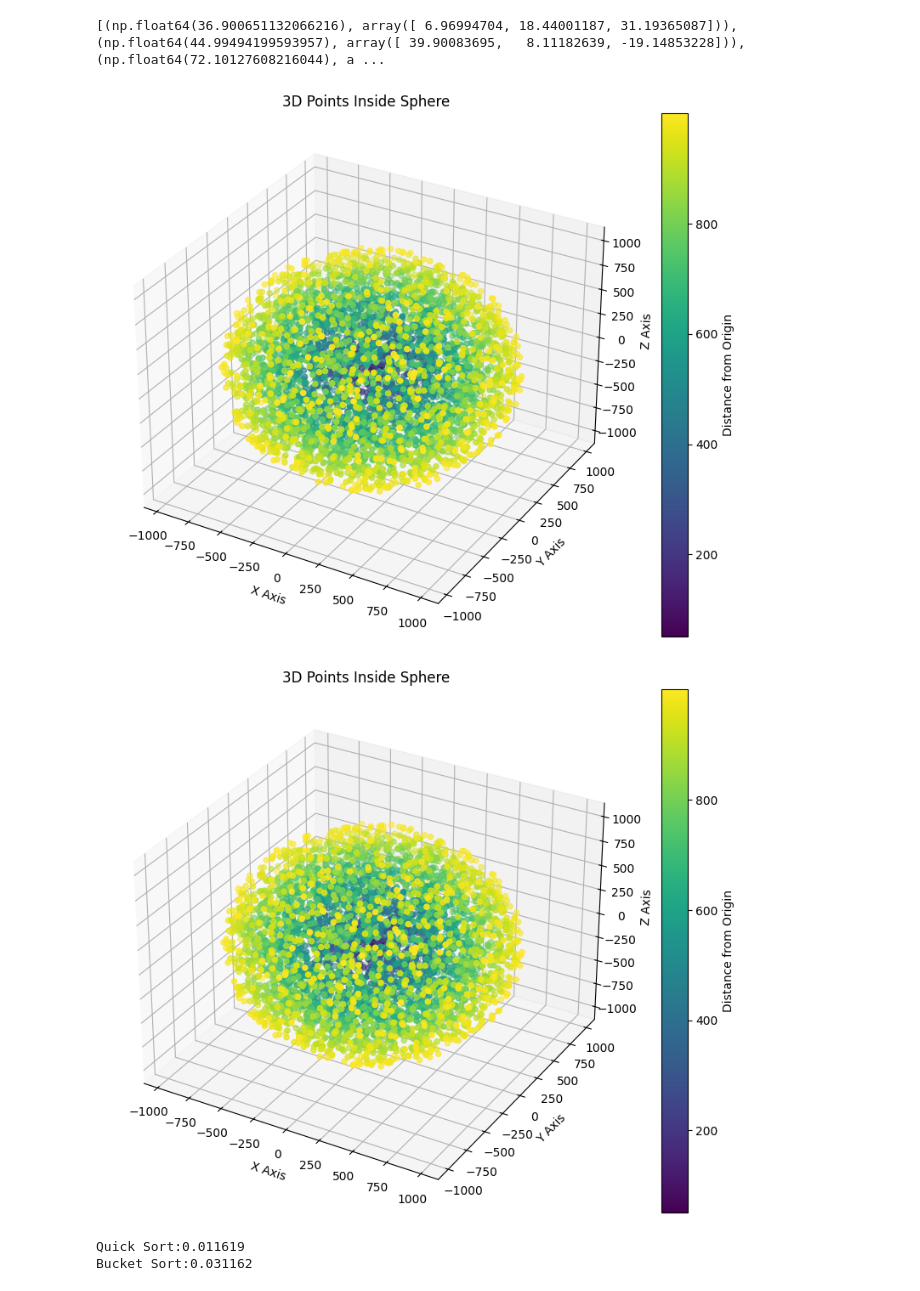
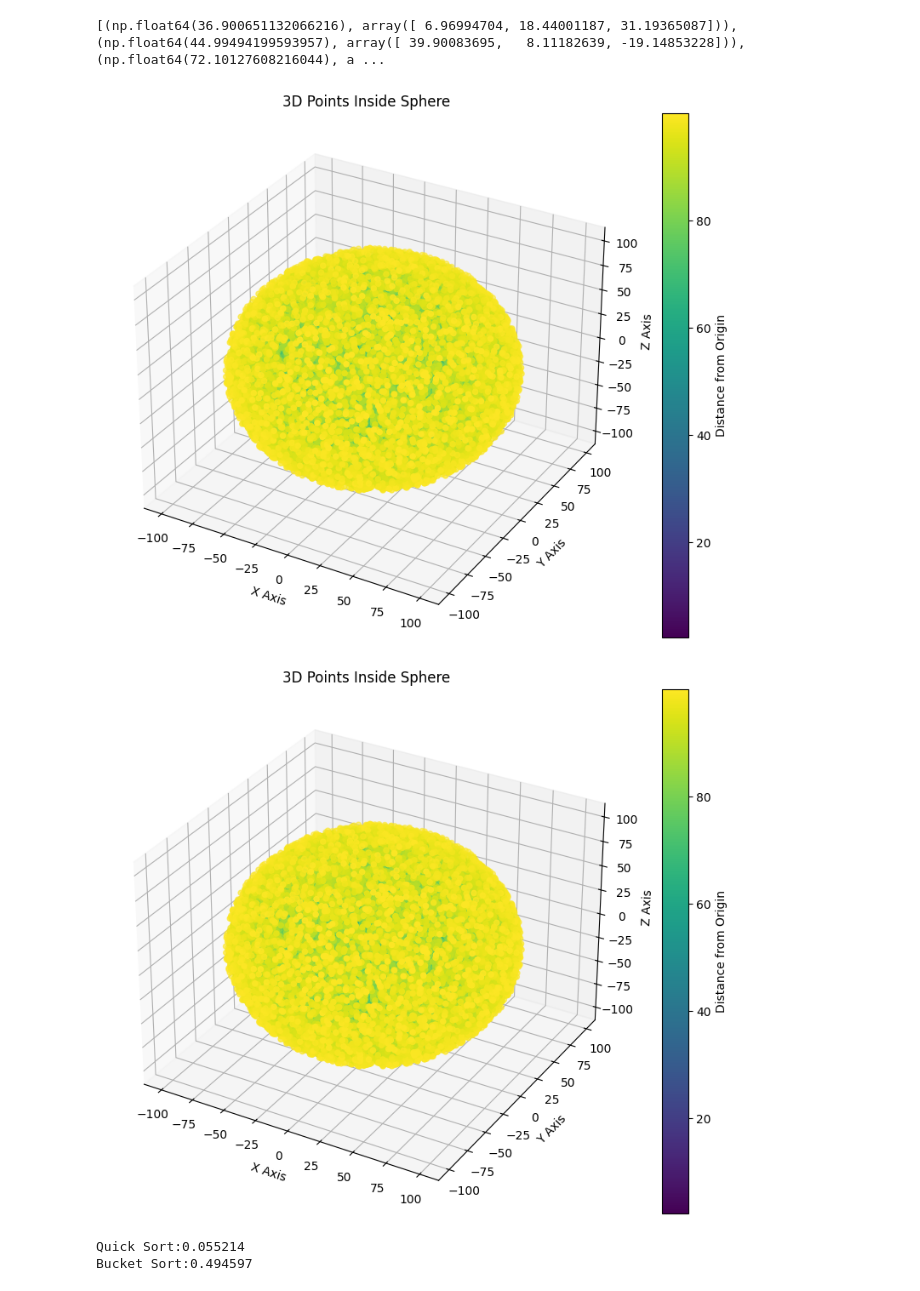
Before and after one commit to naveenkumarkk/algorithmics, a Jupyter notebook: homework/hw-3/exercise-4.ipynb, the cells around one changed output. Drawn from its saved outputs; the diff is of its cells as text; code cells hidden in the pictures.

```diff
--- a/homework/hw-3/exercise-4.ipynb
+++ b/homework/hw-3/exercise-4.ipynb
@@ -136,29 +136,29 @@ def dual_pivot_quick_sort(distances, points):
     return np.concatenate([sorted_less, sorted_between, sorted_greater])
 # %%
 if __name__ == "__main__":
-    n_points = 10000  # Number of points to generate
-    radius = 1000  # Radius of the sphere
+    n_points = 100000  # Number of points to generate
+    radius = 100  # Radius of the sphere
     points = generate_points_in_sphere(n_points, radius)
     distances = distances_from_origin(points)  # Calculate distances from the origin
     start_time =time.time()
     sorted_points = bucket_sort(distances, points)
     bucket_sort_time = time.time() - start_time
 
     # Convert sorted points back to an array (from list of tuples)
     sorted_points_array = np.array([point for dist, point in sorted_points])
     # Plot the sorted points
     plot_points(sorted_points_array)
     start_time = time.time()
     quick_sorted_points = dual_pivot_quick_sort(distances, points)
     quick_Sort_endtime = time.time() - start_time
 
     quick_sorted_points_array = np.array(quick_sorted_points)
     plot_points(quick_sorted_points_array)
 
     print(f"Quick Sort:{quick_Sort_endtime:.6f}")
     print(f"Bucket Sort:{bucket_sort_time:.6f}")
 # %% [output]
-[figure, old version]
+[figure, new version]
-[figure, old version]
+[figure, new version]
-Quick Sort:0.011619
-Bucket Sort:0.031162
+Quick Sort:0.055214
+Bucket Sort:0.494597
```
Also changed, not shown: 1 other file.
